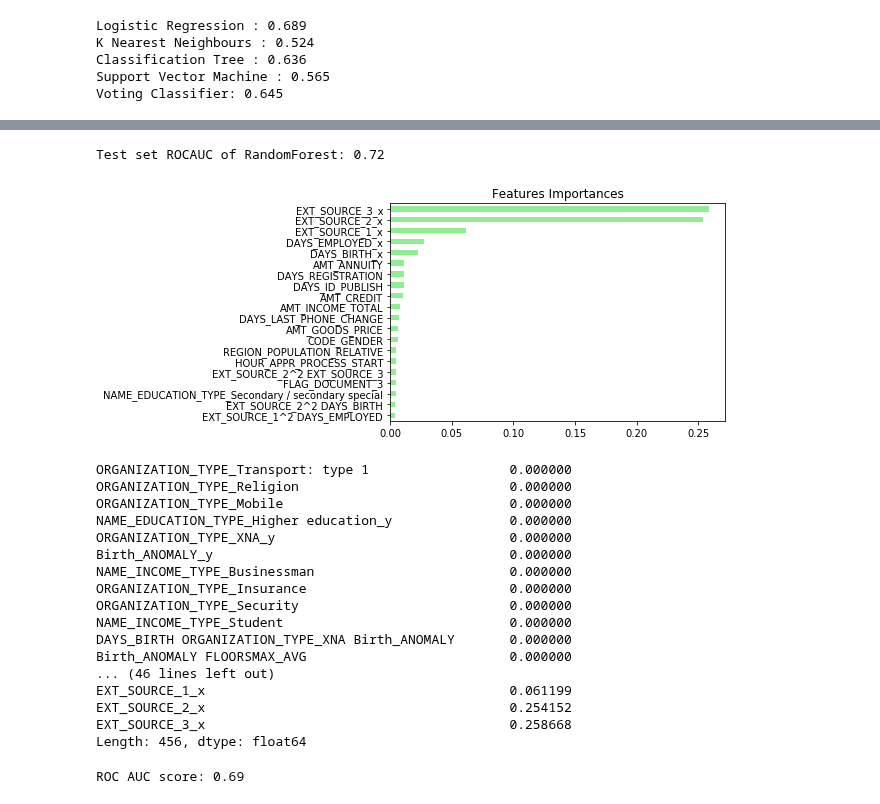
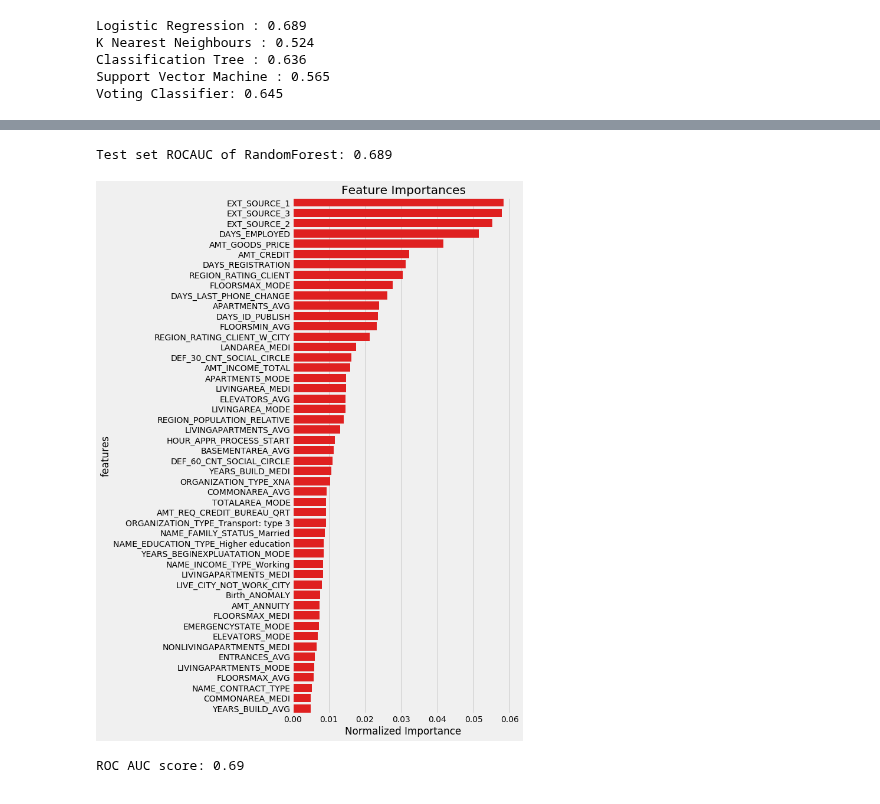
Before and after one commit to zahid1202/Credit_Default_Risk, a Jupyter notebook: Model_Credit_Fraud.ipynb, the cells around one changed output, grey strips where cells are left out. Drawn from its saved outputs; the diff is of its cells as text; code cells hidden in the pictures.

```diff
--- a/Model_Credit_Fraud.ipynb
+++ b/Model_Credit_Fraud.ipynb
@@ -310,2 +311,0 @@ def log_reg_rocauc(train, C=1):
-# %%
-test = train.TARGET
@@ -321,0 +331,14 @@ ROC_AUC Score is 0.7510514312629597
+# %%
+def random_forest_classifier(train, test):
+
+    #Extracting the ID columns
+    train_id = train["SK_ID_CURR"]
+    # Extracting the target columns
+    target = train["TARGET"]
+    #Droping the id and target columns
+    train = train.drop(["TARGET","SK_ID_CURR"], axis=1)
+    train_cols = train.columns
+    #Extracting the ID columns
+    submission_file = test[["SK_ID_CURR"]]
+    #Dropping the id columns
+    test = test.drop("SK_ID_CURR",axis =1)
@@ -599,8 +845,13 @@ def random_forest_classifier(train, sample =100):
 
     # Instantiate rf
 
-    rf = RandomForestRegressor(n_estimators=25,max_depth =8,verbose =1,
-                           random_state=2,n_jobs=-1)
+    rf = RandomForestRegressor(n_estimators=100,
+                               max_depth =2,
+                               max_features = "log2",
+                               verbose =1,
+                               random_state=2,
+                               min_samples_leaf =2,
+                               n_jobs=-1)
 
     # Fit rf to the training set
     rf.fit(X_train, y_train)
@@ -628,5 +879,5 @@ def random_forest_classifier(train, sample =100):
     plt.show()
     return importances_sorted
 # %%
-random_forest_classifier(df_eng_train, sample =200000)
+random_forest_classifier(train, sample =2000)
 # %% [output]
@@ -635,22 +888,5 @@ random_forest_classifier(df_eng_train, sample =200000)
-Test set ROCAUC of RandomForest: 0.72
+Test set ROCAUC of RandomForest: 0.689
-[figure, old version]
+[figure, new version]
-ORGANIZATION_TYPE_Transport: type 1                  0.000000
-ORGANIZATION_TYPE_Religion                           0.000000
-ORGANIZATION_TYPE_Mobile                             0.000000
-NAME_EDUCATION_TYPE_Higher education_y               0.000000
-ORGANIZATION_TYPE_XNA_y                              0.000000
-Birth_ANOMALY_y                                      0.000000
-NAME_INCOME_TYPE_Businessman                         0.000000
-ORGANIZATION_TYPE_Insurance                          0.000000
-ORGANIZATION_TYPE_Security                           0.000000
-NAME_INCOME_TYPE_Student                             0.000000
-DAYS_BIRTH ORGANIZATION_TYPE_XNA Birth_ANOMALY       0.000000
-Birth_ANOMALY FLOORSMAX_AVG                          0.000000
-... (46 lines left out)
-EXT_SOURCE_1_x                                       0.061199
-EXT_SOURCE_2_x                                       0.254152
-EXT_SOURCE_3_x                                       0.258668
-Length: 456, dtype: float64
 # %%
  def adaboost(train, sample =10000, estimator =10, learning_rate =1):
 
```
Also changed, not shown: parts of 21 cells of this notebook.
